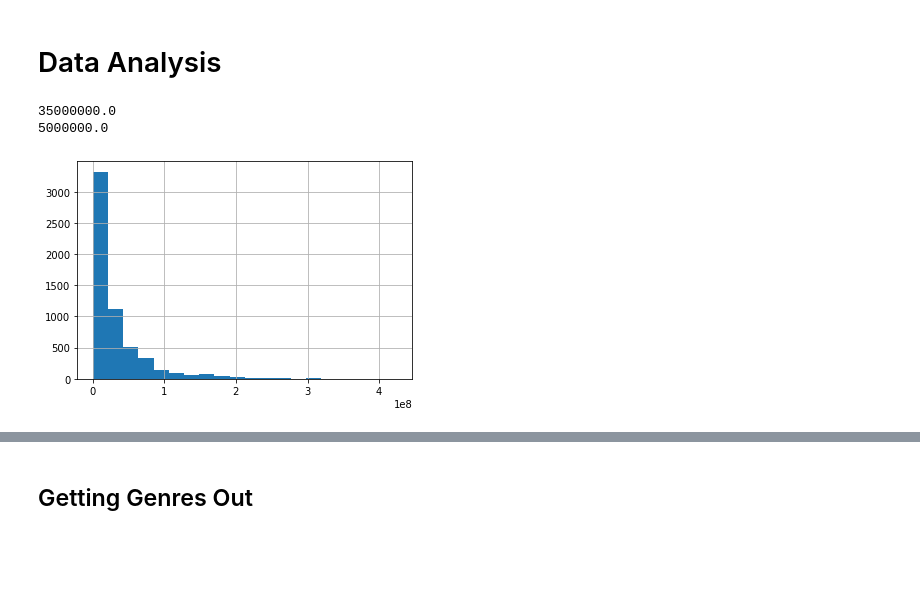
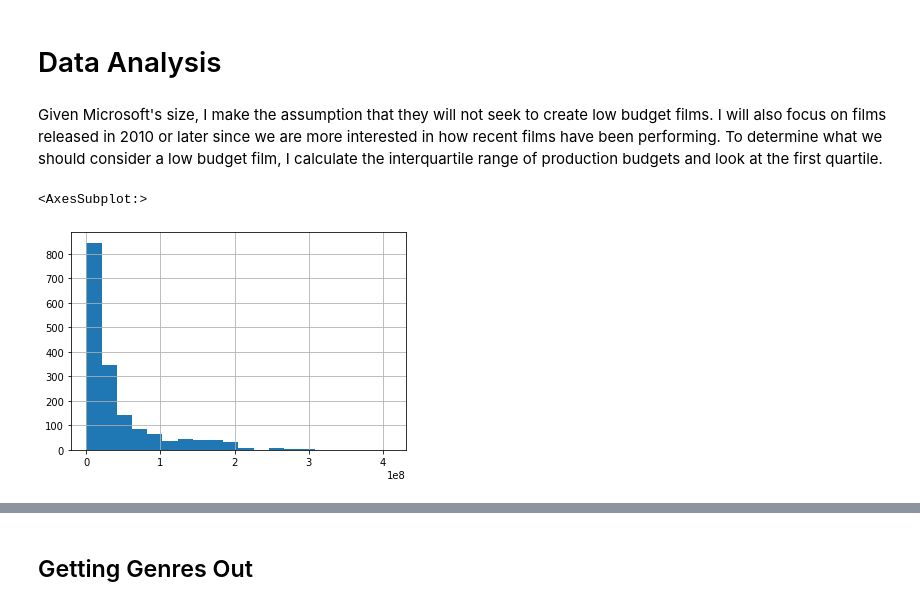
Before and after one commit to ntdoris/movie-revenue-analysis, a Jupyter notebook: natalya_doris_project1.ipynb, the cells around one changed output, grey strips where cells are left out. Saved outputs shown, nothing was run; the diff lists cells and outputs as text; code cells hidden in the pictures; blank space fills up the shorter version.

```diff
--- a/natalya_doris_project1.ipynb
+++ b/natalya_doris_project1.ipynb
@@ -440,9 +283,14 @@ test[test['start_year']!=test['year']]
 # %%
 df_im['test_key'] =  df_im['start_year'].astype(str) + " " + df_im['primary_title']
 df_movie_budgets['test_key'] = df_movie_budgets['year'].astype(str) + " " + df_movie_budgets['movie']
+df_movies['test_key'] = df_movies['year'].astype(str) + " " + df_movies['title']
+df_movie_gross['test_key'] = df_movie_gross['year'].astype(str) + " " + df_movie_gross['title']
 
 test = pd.merge(df_im, df_movie_budgets, on='test_key')
-display(test.info())
+display(test.info()) # 1498 length
+
+test2 = pd.merge(df_movies, df_movie_budgets, on='test_key')
+display(test2.info()) # 1758 length
 # %% [output]
 <class 'pandas.core.frame.DataFrame'>
 Int64Index: 1498 entries, 0 to 1497
@@ -610,9 +488,10 @@ TypeError: 'Timestamp' object is not subscriptable
 # %%
-# Create new variables to measure foreign revenues & profitability
 df_movie_budgets['foreign_gross'] = df_movie_budgets['worldwide_gross'] - df_movie_budgets['domestic_gross']
 df_movie_budgets['profit'] = df_movie_budgets['worldwide_gross'] - df_movie_budgets['production_budget']
 df_movie_budgets['profit_margin'] = df_movie_budgets['profit'] / df_movie_budgets['worldwide_gross']
 df_movie_budgets['roi'] = df_movie_budgets['profit'] / df_movie_budgets['production_budget']
+df_movie_budgets['pct_foreign'] = df_movie_budgets['foreign_gross'] / df_movie_budgets['worldwide_gross']
+df_movie_budgets['pct_foreign'] = df_movie_budgets['pct_foreign'].fillna(0) # null values due to 0 worldwide gross
 
 df_movie_budgets.info()
 # %% [output]
@@ -652,0 +536,18 @@ df_final = df_final[['primary_title', 'runtime_minutes', 'genres', 'averageratin
+# %%
+# create merge key to avoid potential duplicate titles
+df_movies['match_key'] = df_movies['year'].astype(str) + " " + df_movies['original_title']
+df_movie_budgets['match_key'] = df_movie_budgets['year'].astype(str) + " " + df_movie_budgets['movie']
+
+# only keeping columns we need
+df_movies = df_movies[['popularity', 'release_date', 'original_language',
+                       'vote_average', 'vote_count', 'genre_list', 'genres', 'Action', 'Adventure',
+                       'Animation', 'Comedy', 'Crime', 'Documentary', 'Drama', 'Family', 'Fantasy', 'History',
+                       'Horror', 'Music', 'Mystery', 'Romance', 'Science Fiction', 'TV Movie', 'Thriller', 'War',
+                       'Western', 'match_key']]
+df_movie_budgets = df_movie_budgets[['movie', 'year', 'production_budget', 'domestic_gross', 'foreign_gross',
+                                     'worldwide_gross', 'month', 'profit', 'profit_margin', 'roi',
+                                     'pct_foreign', 'match_key']]
+
+
+# merge on key
+df_final = pd.merge(df_movie_budgets, df_movies, on='match_key')
@@ -655,19 +576,3 @@ df_final = df_final[['primary_title', 'runtime_minutes', 'genres', 'averageratin
 df_final.to_csv('final_dataset.csv')
 # %% [markdown]
 # Data Analysis
-# %%
-## Distribution of Movie Budgets
-df_movie_budgets['production_budget'].hist(bins=20)
-
-q1, q3 = np.percentile(df_movie_budgets['production_budget'], [25, 75])
-iqr = q3 - q1
-
-#display interquartile range
-print(iqr)
-print(q1)
-
-# Will consider 'Low Budget Film' Category as any movie with a budget less than $5,000,000
-# %% [output]
-35000000.0
-5000000.0
-[figure, removed]
@@ -676,0 +579,8 @@ df_movie_budgets_recent = df_movie_budgets[df_movie_budgets['year'] >= 2010]
+# %% [markdown]
+Given Microsoft's size, I make the assumption that they will not seek to create low budget films. I will also focus on films released in 2010 or later since we are more interested in how recent films have been performing. To determine what we should consider a low budget film, I calculate the interquartile range of production budgets and look at the first quartile.
+# %%
+df_final[(df_final['year'] >= 2010)]['production_budget'].hist(bins=20) # distribution of movie budgets
+# clear right skew - lots of movies at moderage budgets, few with very high budgets
+# %% [output]
+<AxesSubplot:>
+[figure, added]
```
Also changed, not shown: parts of 187 cells of this notebook.
